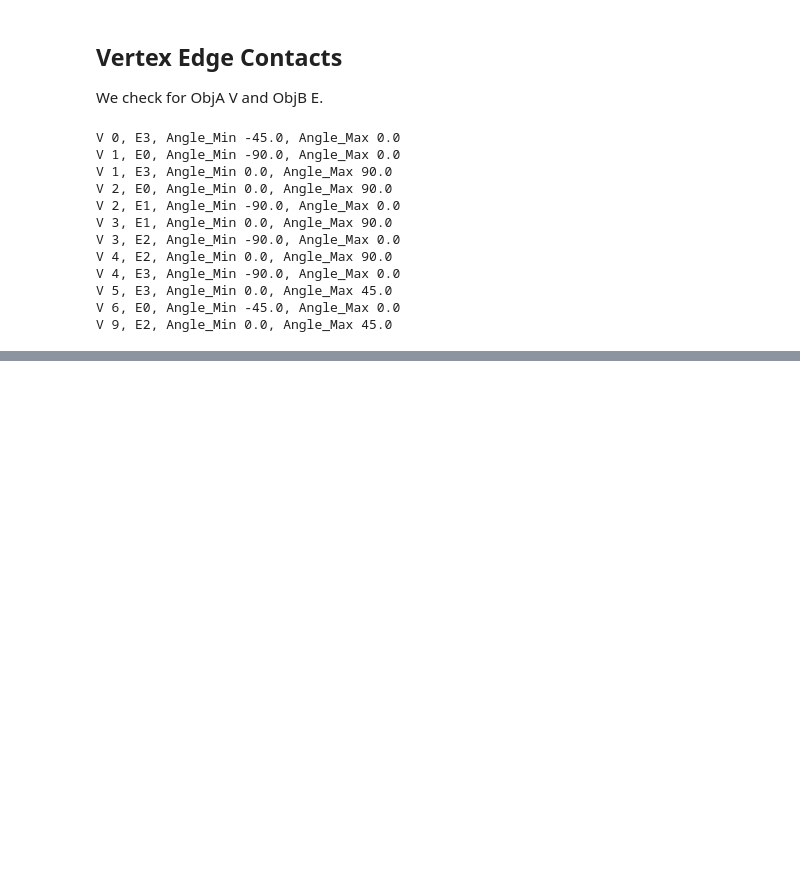
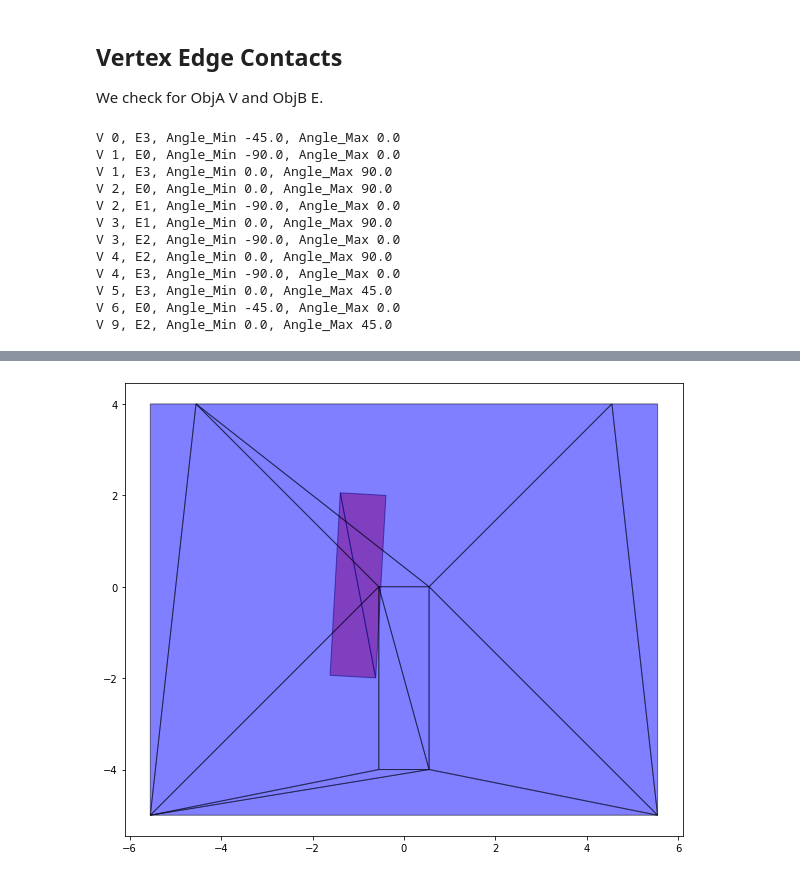
Before and after one commit to fernardz/ContactStateGeneration, a Jupyter notebook: Pt1 Contact States/Investigation.ipynb, the cells around one changed output, grey strips where cells are left out. Drawn from its saved outputs; the diff is of its cells as text; code cells hidden in the pictures; blank space fills up the shorter version.

```diff
--- a/Pt1 Contact States/Investigation.ipynb
+++ b/Pt1 Contact States/Investigation.ipynb
@@ -534,0 +418,10 @@ array([1.73893628, 0.06677225])
+# %%
+conf=[]
+for l,u in zip(lb,ub):
+    conf.append(random.uniform(l, u))
+
+# However for purposes of demonstration we just use the following configuration
+conf=[-0.893600280993589, 2.026941294140438, -0.05591543977362778]
+#conf[0]=0.1
+#conf=[-1, 2, -0.05591543977362778]
+print('Conf:', conf[:2], math.degrees(conf[2]))
@@ -534,0 +597,20 @@ array([1.73893628, 0.06677225])
+# %%
+subObjB = triangulate(objpolyB)
+subObjBpatches = [PolygonPatch(subObj, fc="r", alpha=0.5)
+                  for subObj in subObjB]
+
+subObjA = triangulate(objpolyA)
+subObjApatches = [PolygonPatch(subObj, fc="b", alpha=0.5)
+                  for subObj in subObjA]
+
+fig, ax = plt.subplots(figsize=(10, 10))
+for patch in subObjBpatches:
+  ax.add_patch(patch)
+
+for patch in subObjApatches:
+  ax.add_patch(patch)
+
+ax.autoscale_view()
+ax.set_aspect('equal', 'box')
+# %% [output]
+[figure, added]
```
Also changed, not shown: parts of 52 cells of this notebook.
